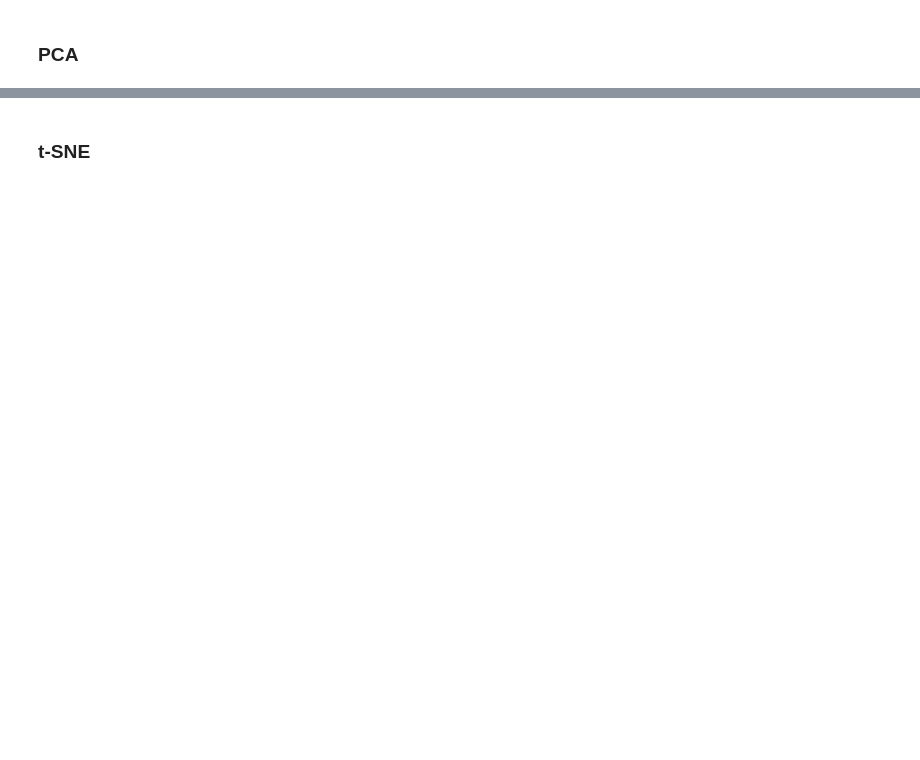
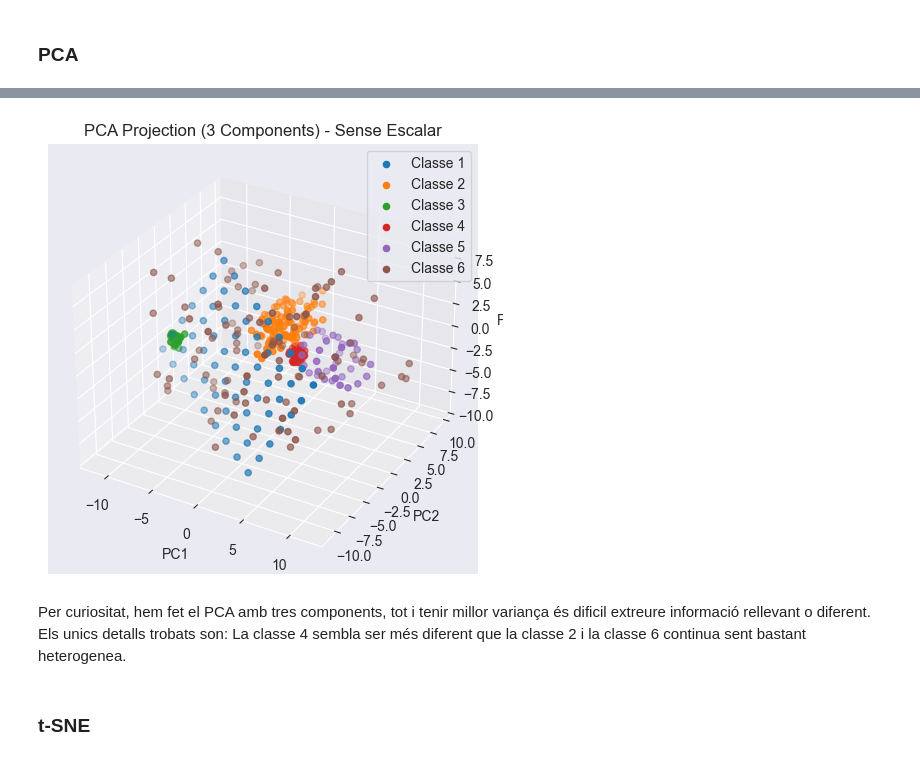
Before and after one commit to Pilouco26/AAMDP1, a Jupyter notebook: p2.ipynb, the cells around one changed output, grey strips where cells are left out. Saved outputs shown, nothing was run; the diff lists cells and outputs as text; code cells hidden in the pictures; blank space fills up the shorter version.

```diff
--- a/p2.ipynb
+++ b/p2.ipynb
@@ -76,3 +125,30 @@ plt.show()
+# %%
+from sklearn.decomposition import PCA
+import matplotlib.pyplot as plt
+import numpy as np
+from mpl_toolkits.mplot3d import Axes3D  # Needed for 3D plotting
+
+# PCA amb les dades originals (sense escalar), amb 3 components
+pca3 = PCA(n_components=3)
+X_pca3 = pca3.fit_transform(X)
+
+# Projecció en tres dimensions
+fig = plt.figure()
+ax = fig.add_subplot(111, projection='3d')
+for cls in np.unique(y):
+    mask = (y == cls)
+    ax.scatter(X_pca3[mask, 0], X_pca3[mask, 1], X_pca3[mask, 2], label=f'Classe {cls}')
+ax.set_xlabel('PC1')
+ax.set_ylabel('PC2')
+ax.set_zlabel('PC3')
+ax.set_title('PCA Projection (3 Components) - Sense Escalar')
+plt.legend()
+plt.tight_layout()
+plt.show()
+# %% [output]
+[figure, added]
+# %% [markdown]
+Per curiositat, hem fet el PCA amb tres components, tot i tenir millor variança és dificil extreure informació rellevant o diferent. Els unics detalls trobats son: La classe 4 sembla ser més diferent que la classe 2 i la classe 6 continua sent bastant heterogenea.
 # %% [markdown]
 ### t-SNE
 # %%
```
Also changed, not shown: parts of 14 cells of this notebook, 2 other files.
